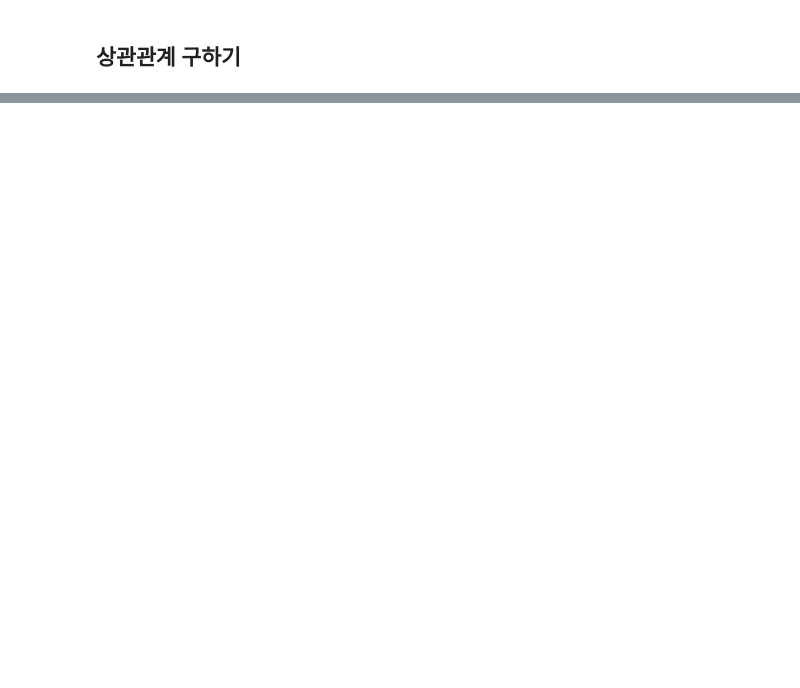
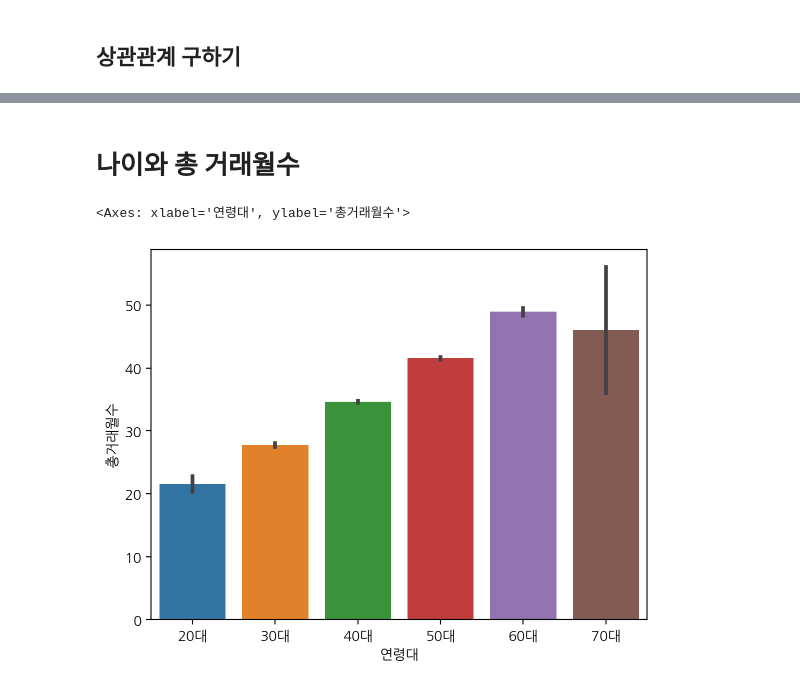
Before and after one commit to wjco/DA-Stats-fri, a Jupyter notebook: BOYEONG/2023.11.28-카드사 고객 데이터 (kaggle).ipynb, the cells around one changed output, grey strips where cells are left out. Cells and saved outputs as stored; diff of their text form; code cells hidden in the pictures; blank space fills up the shorter version.

```diff
--- a/BOYEONG/2023.11.28-카드사 고객 데이터 (kaggle).ipynb
+++ b/BOYEONG/2023.11.28-카드사 고객 데이터 (kaggle).ipynb
@@ -675,0 +759,11 @@ print("상관관계가 0.5 이상인 컬럼들:", correlated_columns)
+# %% [markdown]
+# 나이와 총 거래월수
+# %%
+# 연령대 별 총 거래월 수 평균
+sns.barplot(x='연령대', y='총거래월수', data=df,
+            order = ["20대","30대","40대","50대","60대","70대"],
+            estimator='mean'
+)
+# %% [output]
+<Axes: xlabel='연령대', ylabel='총거래월수'>
+[figure, added]
```
Also changed, not shown: parts of 67 cells of this notebook.
